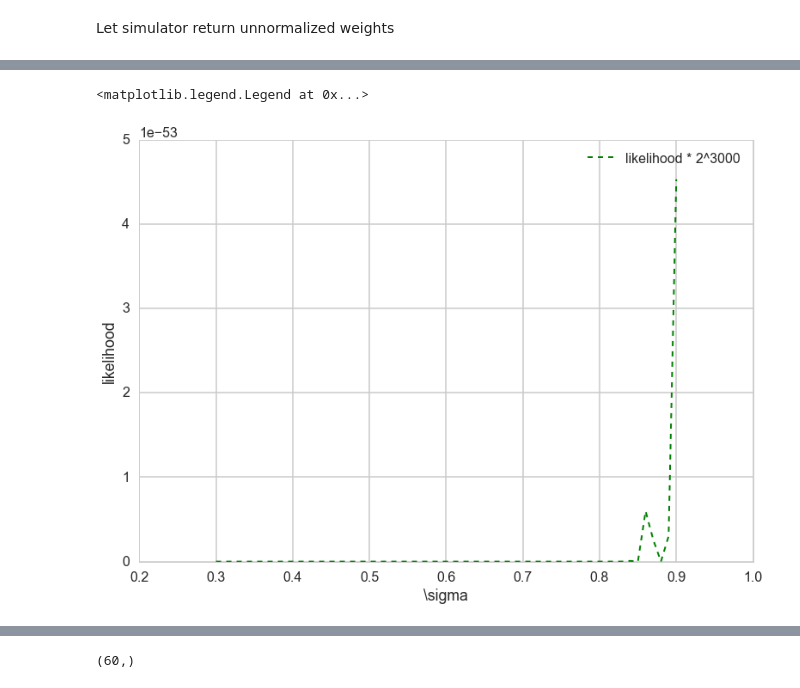
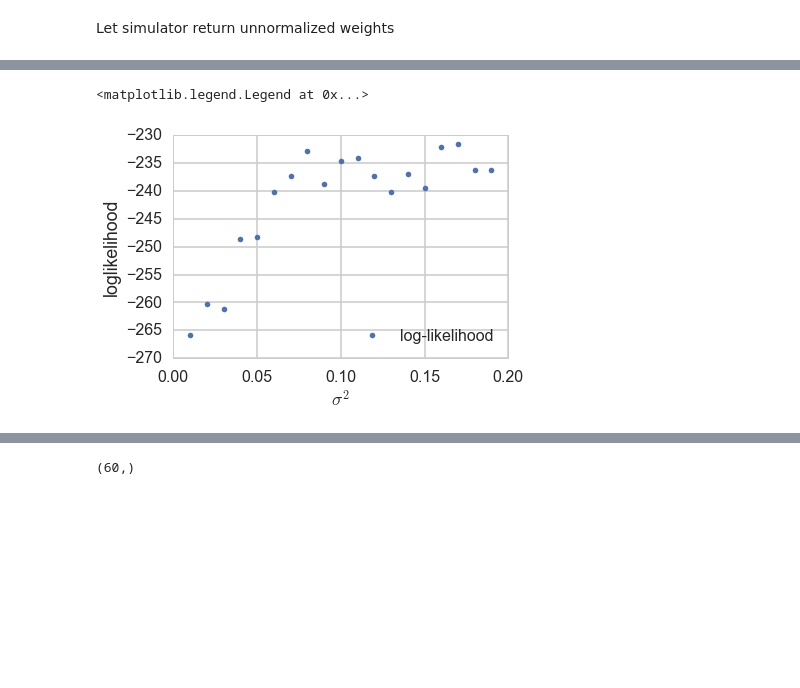
Before and after one commit to zyzdiana/ss_model_mixture, a Jupyter notebook: Whisker_Data2.ipynb, the cells around one changed output, grey strips where cells are left out. Saved outputs shown, nothing was run; the diff lists cells and outputs as text; code cells hidden in the pictures; blank space fills up the shorter version.

```diff
--- a/Whisker_Data2.ipynb
+++ b/Whisker_Data2.ipynb
@@ -150,12 +150,12 @@ class unnormalizedSimulator(simulator.Simulator):
 
         return (est, wtmp)
 # %%
-T = 3000
-P0 = 0.5 * np.eye(1)
+T = 100
+#P0 = 0.5 * np.eye(1)
 #Q = 0.4 * np.eye(1)
 
 # Forward particles
-N = 200
+N = 100
 # Backward trajectories
 M = 1
 # %%
@@ -173,0 +175,2 @@ M = 1
+# %%
+sigma_ls = np.arange(0.01, 0.2, 0.01)
@@ -173,0 +182,5 @@ M = 1
+# %%
+df = pd.read_csv('thaldata.csv',header=None)
+Y = df.values.reshape(3000)
+Y = Y[500:800]
+print Y.shape
@@ -174,12 +189,16 @@ M = 1
 # %%
 %%time
-likelihood=np.empty(61)
+%%prun
+#likelihood=np.empty(len(sigma_ls))
+loglikelihood=np.empty(len(sigma_ls))
 
-for i in range(61):
-    Q=0.3 * np.eye(1)+0.01*i*np.eye(1)
+for i in range(len(sigma_ls)):
+    print i,
+    P0 = sigma_ls[i] * np.eye(1)
+    Q=sigma_ls[i]*np.eye(1)
     model = StdNonLin(P0, Q)
     sim = unnormalizedSimulator(model, u=None, y=Y)
-    sim.simulate(N, M, filter='PF', smoother='full', meas_first=True)
+    sim.simulate(N, M, filter='PF', smoother='ancestor', meas_first=True)
     (est_filt, w_filt) = sim.get_filtered_estimates()
-    likelihood[i]=np.prod(np.sum(w_filt, axis = 1)/(N/2))
+    loglikelihood[i]=np.sum(np.log(np.sum(w_filt, axis = 1)/N))
 # %% [output]
@@ -188,12 +207,12 @@ Wall time: 58min 19s
 # %%
-sigma_ls = np.arange(0.6-0.3, 0.6+0.3+0.01,0.01)
-plt.plot(sigma_ls,likelihood, 'g--',linewidth=2.0, label='likelihood * 2^3000')
-plt.ylabel('likelihood')
-plt.xlabel('\sigma')
+#sigma_ls = np.arange(0.6-0.3, 0.6+0.3+0.01,0.01)
+plt.plot(sigma_ls,loglikelihood, '.',linewidth=2.0, label='log-likelihood')
+plt.ylabel('loglikelihood')
+plt.xlabel(r'$\sigma^2$')
 plt.legend(loc='best')
 # %% [output]
 <matplotlib.legend.Legend at 0x...>
-[figure, old version]
+[figure, new version]
 # %%
 likelihood
 # %% [output]
```
Also changed, not shown: parts of 10 cells of this notebook, 5 other files.
